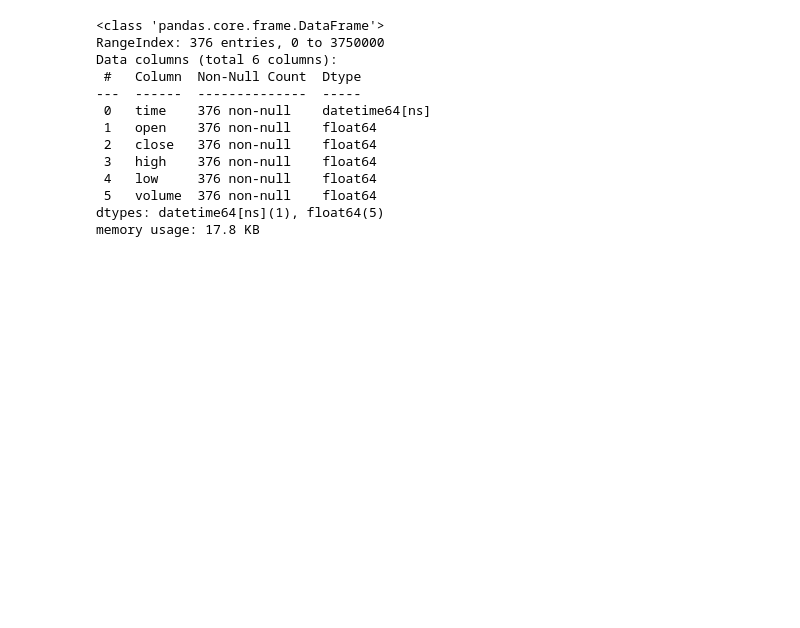
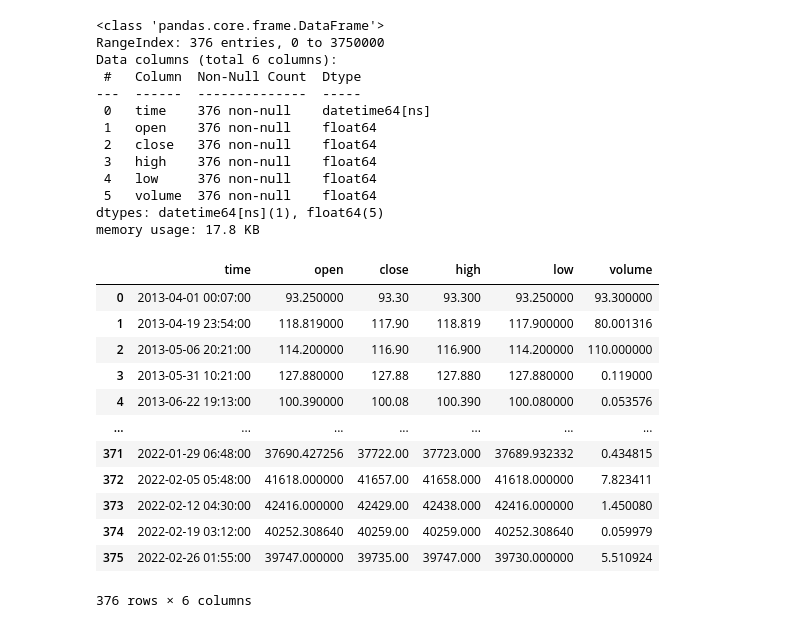
Before and after one commit to lamtrinh259/crypto_forecasting, a Jupyter notebook: notebooks/EDA.ipynb, the cells around one changed output. Cells and saved outputs as stored; diff of their text form; code cells hidden in the pictures; blank space fills up the shorter version.

```diff
--- a/notebooks/EDA.ipynb
+++ b/notebooks/EDA.ipynb
@@ -66,0 +69,19 @@ df_downscale = df.
+# %%
+## using a MinMaxScaler
+df_mini.reset_index(inplace=True)
+df_mini = df_mini.drop(columns='index')
+df_mini
+# %% [output]
+|  | time | open | close | high | low | volume |
+| 0 | 2013-04-01 00:07:00 | 93.250000 | 93.30 | 93.300 | 93.250000 | 93.300000 |
+| 1 | 2013-04-19 23:54:00 | 118.819000 | 117.90 | 118.819 | 117.900000 | 80.001316 |
+| 2 | 2013-05-06 20:21:00 | 114.200000 | 116.90 | 116.900 | 114.200000 | 110.000000 |
+| 3 | 2013-05-31 10:21:00 | 127.880000 | 127.88 | 127.880 | 127.880000 | 0.119000 |
+| 4 | 2013-06-22 19:13:00 | 100.390000 | 100.08 | 100.390 | 100.080000 | 0.053576 |
+| ... | ... | ... | ... | ... | ... | ... |
+| 371 | 2022-01-29 06:48:00 | 37690.427256 | 37722.00 | 37723.000 | 37689.932332 | 0.434815 |
+| 372 | 2022-02-05 05:48:00 | 41618.000000 | 41657.00 | 41658.000 | 41618.000000 | 7.823411 |
+| 373 | 2022-02-12 04:30:00 | 42416.000000 | 42429.00 | 42438.000 | 42416.000000 | 1.450080 |
+| 374 | 2022-02-19 03:12:00 | 40252.308640 | 40259.00 | 40259.000 | 40252.308640 | 0.059979 |
+| 375 | 2022-02-26 01:55:00 | 39747.000000 | 39735.00 | 39747.000 | 39730.000000 | 5.510924 |
+376 rows × 6 columns
```
Also changed, not shown: parts of 12 cells of this notebook.
